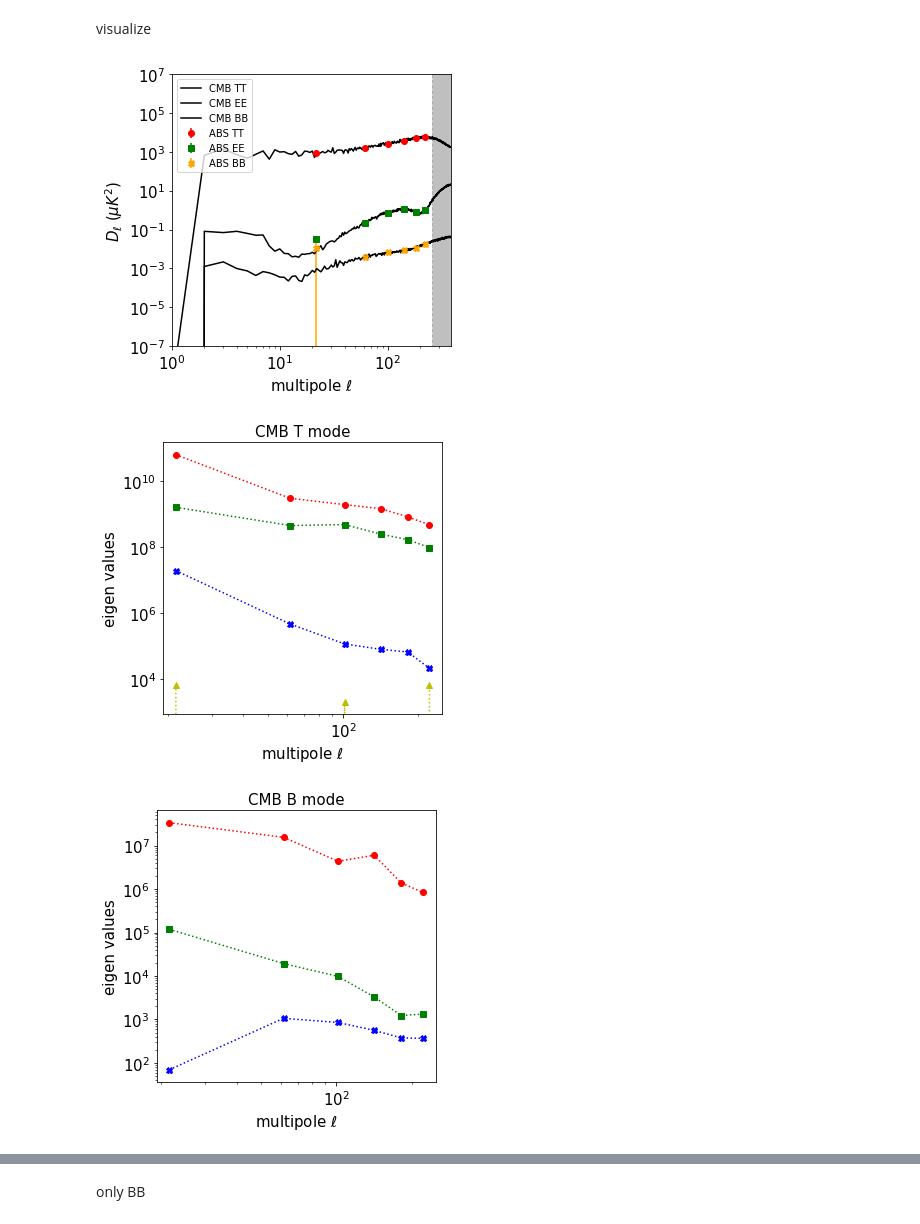
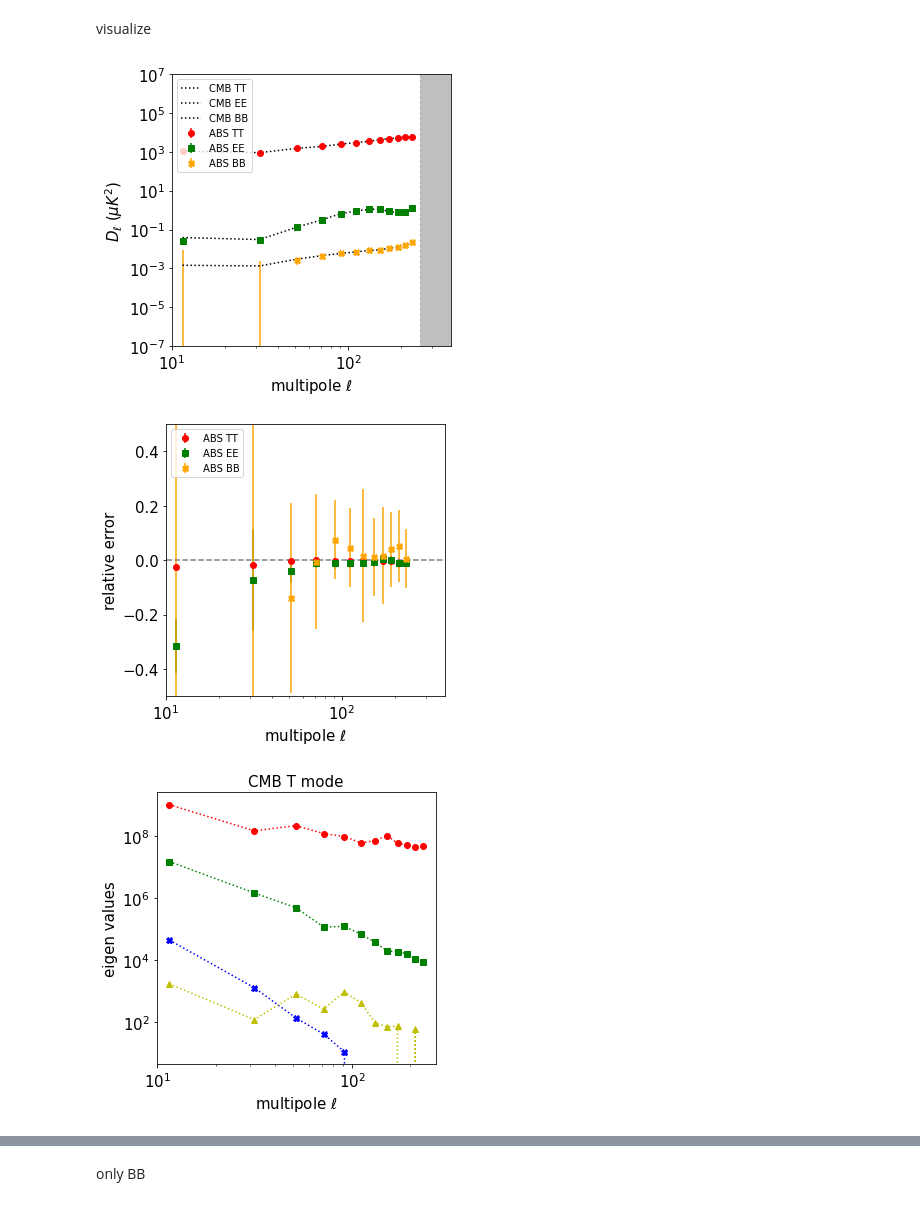
Before and after one commit to gioacchinowang/afra, a Jupyter notebook: tutorials/tutorial04.ipynb, the cells around one changed output, grey strips where cells are left out. Saved outputs shown, nothing was run; the diff lists cells and outputs as text; code cells hidden in the pictures.

Commit message:
update abs pipeline

```diff
--- a/tutorials/tutorial04.ipynb
+++ b/tutorials/tutorial04.ipynb
@@ -149,6 +155,6 @@ fullvar[3] = vmap353[0]
 
 pipeline1 = ap.abspipe(fullmap,nfreq=4,nmap=1,nside=NSIDE,mask=mask.reshape(1,-1),variances=fullvar,
                        fwhms=fwhm)
-pipeline1.nsamp = 10
-rslt_t = pipeline1(aposcale=6.,psbin=40,shift=10.,threshold=1.,verbose=True)
+pipeline1.nsamp = RESAMP
+rslt_t = pipeline1(aposcale=6.,psbin=BINNING,shift=10.,threshold=1.,verbose=True)
 # %% [output]
@@ -173,6 +179,6 @@ fullvar[3] = vmap353[1:]
 
 pipeline2 = ap.abspipe(fullmap,nfreq=4,nmap=2,nside=NSIDE,mask=mask.reshape(1,-1),variances=fullvar,
                       fwhms=fwhm)
-pipeline2.nsamp = 10
-rslt_eb = pipeline2(aposcale=6.,psbin=40,shift=10.,threshold=1.,verbose=True)
+pipeline2.nsamp = RESAMP
+rslt_eb = pipeline2(aposcale=6.,psbin=BINNING,shift=10.,threshold=1.,verbose=True)
 # %% [output]
@@ -183,14 +189,9 @@ visualize
 # %%
 fig,ax = matplotlib.pyplot.subplots(figsize=(5,5))
 
-cmb_cl = hp.anafast(mapcmb)
-ell = np.arange(len(cmb_cl[0]))
-ax.plot((0.5/np.pi)*ell*(ell+1)*cmb_cl[0],
-        color='black',linestyle='-',label=r'CMB TT')
-ax.plot((0.5/np.pi)*ell*(ell+1)*cmb_cl[1],
-        color='black',linestyle='-',label=r'CMB EE')
-ax.plot((0.5/np.pi)*ell*(ell+1)*cmb_cl[2],
-        color='black',linestyle='-',label=r'CMB BB')
+ax.plot(auto_cmb_t[0],auto_cmb_t[1],color='black',linestyle=':',label=r'CMB TT')
+ax.plot(auto_cmb_eb[0],auto_cmb_eb[1],color='black',linestyle=':',label=r'CMB EE')
+ax.plot(auto_cmb_eb[0],auto_cmb_eb[2],color='black',linestyle=':',label=r'CMB BB')
 
 ax.errorbar(rslt_t[0],rslt_t[1],yerr=rslt_t[2],
             color='red',fmt='o',label=r'ABS TT')
@@ -209,7 +210,25 @@ ax.set_xlabel(r'multipole $\ell$',fontsize=15)
 ax.set_ylabel(r'$D_\ell$ ($\mu K^2$)',fontsize=15)
 ax.tick_params(axis='both', labelsize=15)
 ax.set_ylim((1.e-7,1.e7))
-ax.set_xlim((1,3*NSIDE))
+ax.set_xlim((10,3*NSIDE))
+
+fig,ax = matplotlib.pyplot.subplots(figsize=(5,5))
+
+ax.errorbar(rslt_t[0],(rslt_t[1]-auto_cmb_t[1])/auto_cmb_t[1],yerr=rslt_t[2]/auto_cmb_t[1],
+            color='red',fmt='o',label=r'ABS TT')
+ax.errorbar(rslt_eb[0],(rslt_eb[1]-auto_cmb_eb[1])/auto_cmb_eb[1],yerr=rslt_eb[2]/auto_cmb_eb[1],
+            color='green',fmt='s',label=r'ABS EE')
+ax.errorbar(rslt_eb[0],(rslt_eb[3]-auto_cmb_eb[2])/auto_cmb_eb[2],yerr=rslt_eb[4]/auto_cmb_eb[2],
+            color='orange',fmt='X',label=r'ABS BB')
+ax.plot((1,3*NSIDE),(0,0),color='grey',linestyle='--')
+
+ax.set_xscale('log')
+ax.legend(loc=2)
+ax.set_xlabel(r'multipole $\ell$',fontsize=15)
+ax.set_ylabel(r'relative error',fontsize=15)
+ax.tick_params(axis='both', labelsize=15)
+ax.set_ylim((-0.5,0.5))
+ax.set_xlim((10,3*NSIDE))
 
 fig,ax = matplotlib.pyplot.subplots(figsize=(5,5))
 freq_list = [30,95,150,353]
@@ -217,33 +236,33 @@ eigens = np.empty((len(freq_list),len(rslt_t[0])))
 for i in range(eigens.shape[1]):
     eigens[:,i] = rslt_t[-1][i][0]
 ax.plot(rslt_t[0],eigens[0],linestyle=':',color='r',marker='o')
 ax.plot(rslt_t[0],eigens[1],linestyle=':',color='g',marker='s')
 ax.plot(rslt_t[0],eigens[2],linestyle=':',color='b',marker='X')
 ax.plot(rslt_t[0],eigens[3],linestyle=':',color='y',marker='^')
 ax.set_xscale('log')
 ax.set_yscale('log')
 ax.set_xlabel(r'multipole $\ell$', fontsize=15)
 ax.set_ylabel(r'eigen values', fontsize=15)
 ax.set_title('CMB T mode', fontsize=15)
 ax.tick_params(axis='both', labelsize=15)
 
 
 fig,ax = matplotlib.pyplot.subplots(figsize=(5,5))
 freq_list = [30,95,150,353]
 eigens = np.empty((len(freq_list),len(rslt_eb[0])))
 for i in range(eigens.shape[1]):
     eigens[:,i] = rslt_eb[-1][i][0]
 ax.plot(rslt_eb[0],eigens[0],linestyle=':',color='r',marker='o')
 ax.plot(rslt_eb[0],eigens[1],linestyle=':',color='g',marker='s')
 ax.plot(rslt_eb[0],eigens[2],linestyle=':',color='b',marker='X')
 ax.plot(rslt_eb[0],eigens[3],linestyle=':',color='y',marker='^')
 ax.set_xscale('log')
 ax.set_yscale('log')
 ax.set_xlabel(r'multipole $\ell$', fontsize=15)
 ax.set_ylabel(r'eigen values', fontsize=15)
 ax.set_title('CMB B mode', fontsize=15)
 ax.tick_params(axis='both', labelsize=15)
 # %% [output]
-[figure, old version]
+[figure, new version]
-[figure, old version]
+[figure, new version]
-[figure, old version]
+[figure, new version]
```
Also changed, not shown: parts of 16 cells of this notebook, 27 other files.
